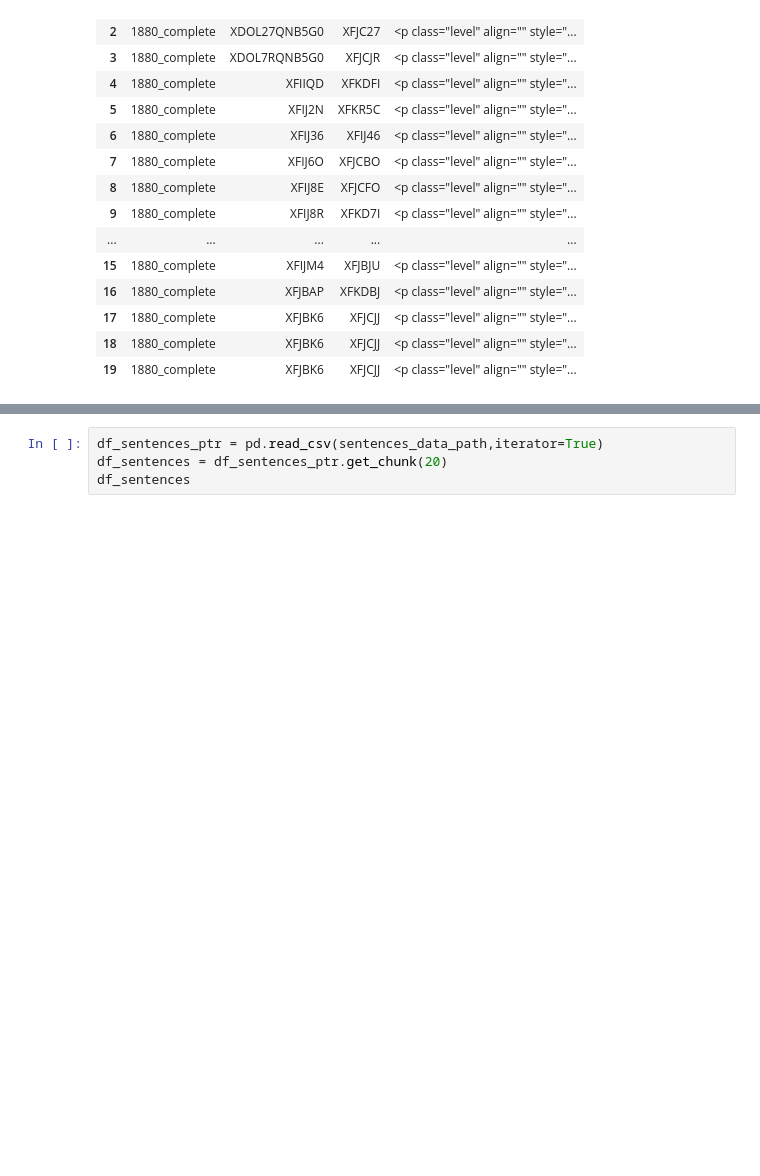
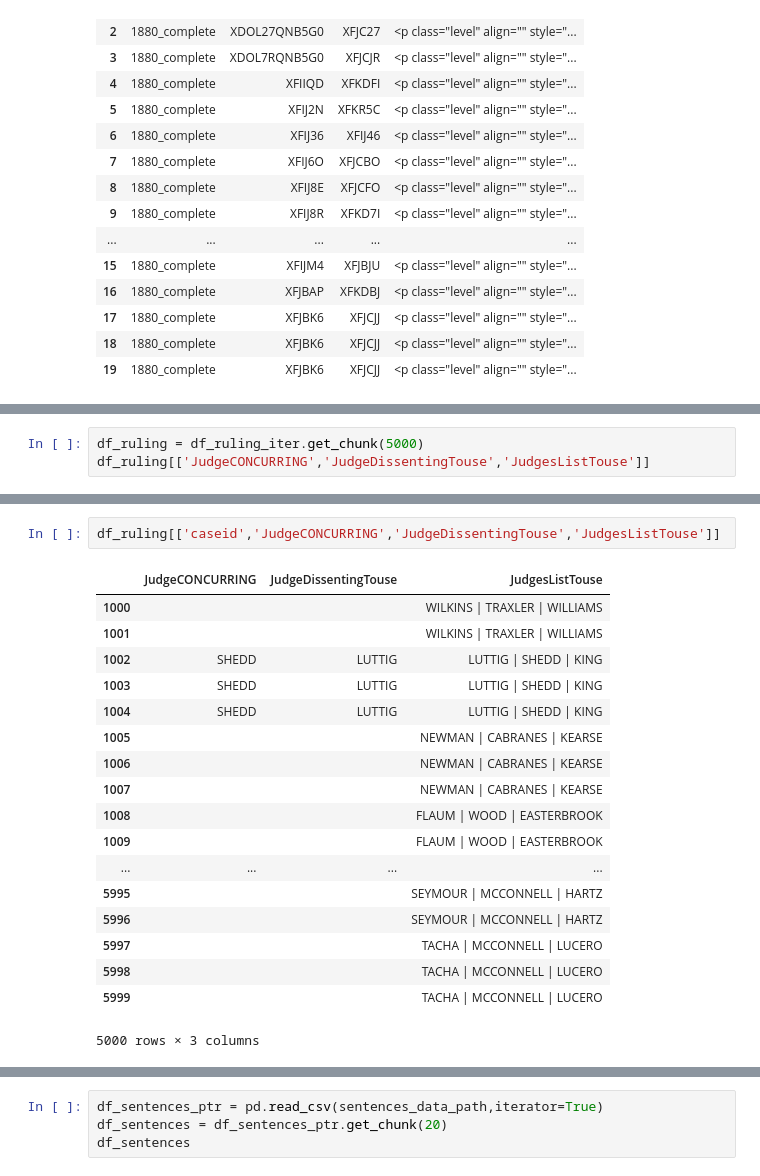
Before and after one commit to watchernyu/judge_embedding, a Jupyter notebook: trials.ipynb, the cells around one changed output, grey strips where cells are left out. Drawn from its saved outputs; the diff is of its cells as text; blank space fills up the shorter version.

```diff
--- a/trials.ipynb
+++ b/trials.ipynb
@@ -92,0 +55,3 @@ df_bio[["party","x_dem",'x_republican']]
+# %%
+df_ruling = df_ruling_iter.get_chunk(5000)
+df_ruling[['JudgeCONCURRING','JudgeDissentingTouse','JudgesListTouse']]
@@ -92,0 +76,21 @@ df_bio[["party","x_dem",'x_republican']]
+# %%
+df_ruling[['caseid','JudgeCONCURRING','JudgeDissentingTouse','JudgesListTouse']]
+# %% [output]
+|  | JudgeCONCURRING | JudgeDissentingTouse | JudgesListTouse |
+| 1000 |  |  | WILKINS | TRAXLER | WILLIAMS |
+| 1001 |  |  | WILKINS | TRAXLER | WILLIAMS |
+| 1002 | SHEDD | LUTTIG | LUTTIG | SHEDD | KING |
+| 1003 | SHEDD | LUTTIG | LUTTIG | SHEDD | KING |
+| 1004 | SHEDD | LUTTIG | LUTTIG | SHEDD | KING |
+| 1005 |  |  | NEWMAN | CABRANES | KEARSE |
+| 1006 |  |  | NEWMAN | CABRANES | KEARSE |
+| 1007 |  |  | NEWMAN | CABRANES | KEARSE |
+| 1008 |  |  | FLAUM | WOOD | EASTERBROOK |
+| 1009 |  |  | FLAUM | WOOD | EASTERBROOK |
+| ... | ... | ... | ... |
+| 5995 |  |  | SEYMOUR | MCCONNELL | HARTZ |
+| 5996 |  |  | SEYMOUR | MCCONNELL | HARTZ |
+| 5997 |  |  | TACHA | MCCONNELL | LUCERO |
+| 5998 |  |  | TACHA | MCCONNELL | LUCERO |
+| 5999 |  |  | TACHA | MCCONNELL | LUCERO |
+5000 rows × 3 columns
```
Also changed, not shown: parts of 10 cells of this notebook, 1 other file.
